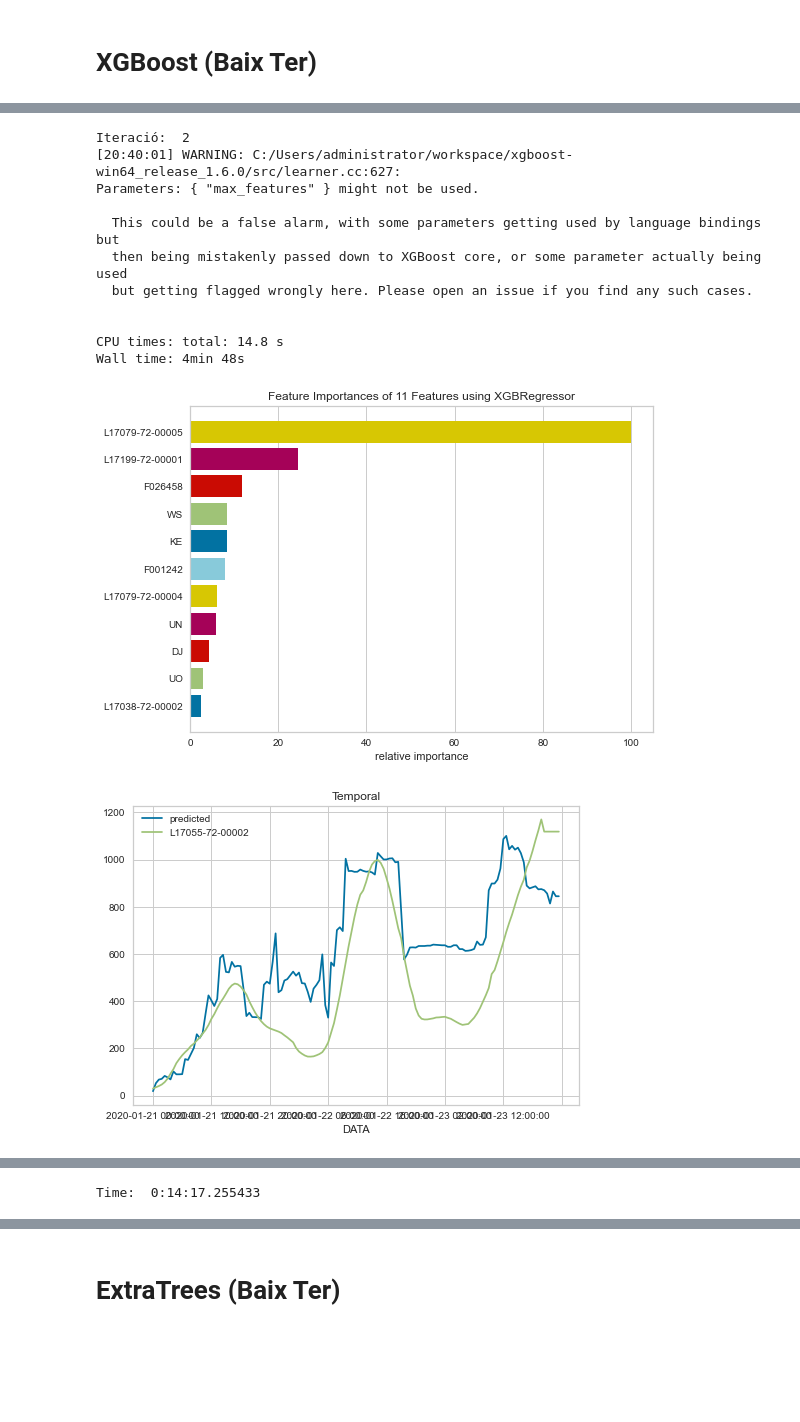
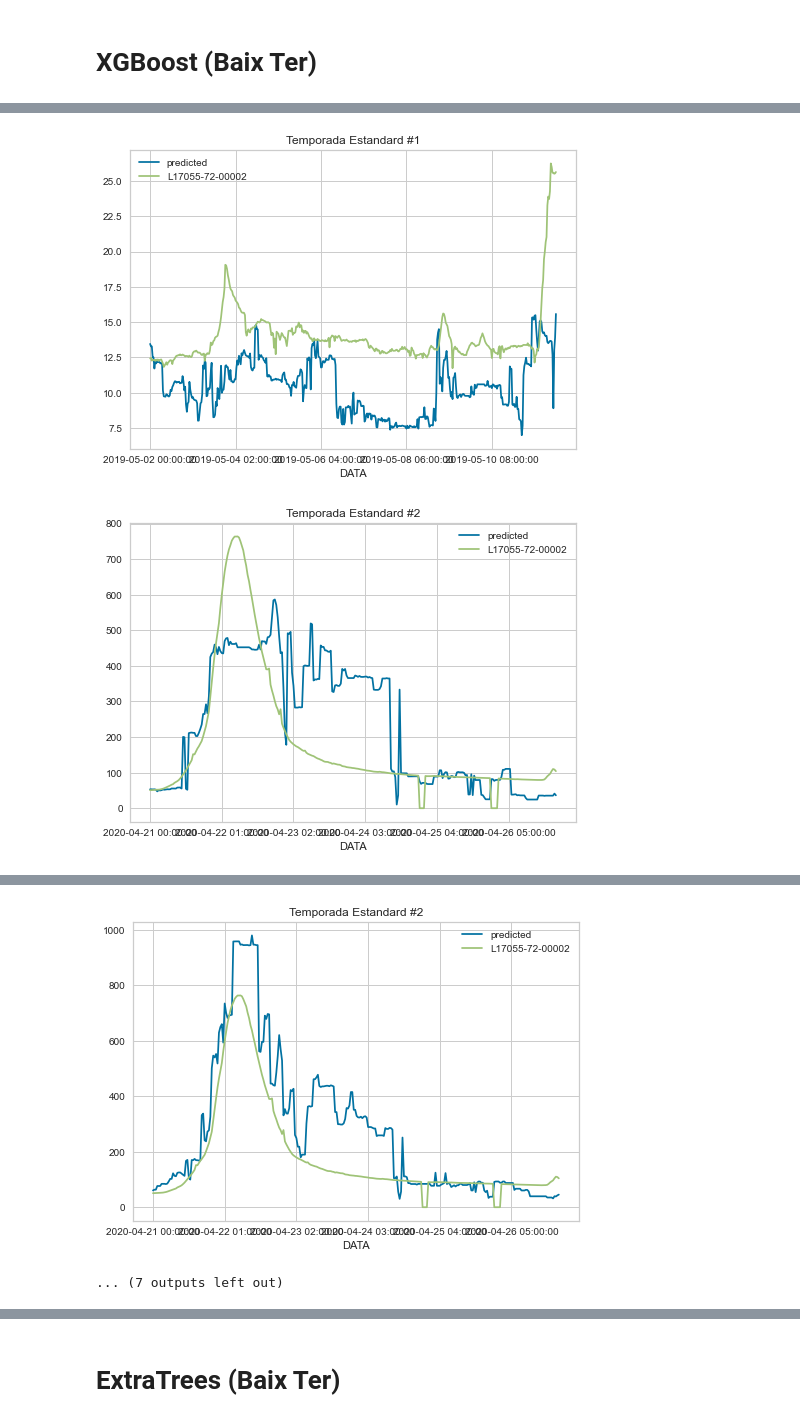
Before and after one commit to FabianUB/CodiTFG, a Jupyter notebook: Forecasting.ipynb, the cells around one changed output, grey strips where cells are left out. Saved outputs shown, nothing was run; the diff lists cells and outputs as text; code cells hidden in the pictures; blank space fills up the shorter version.

```diff
--- a/Forecasting.ipynb
+++ b/Forecasting.ipynb
@@ -498,0 +464,7 @@ df_results_altTer
+# %%
+#Carregar del csv
+Df_AltX = pd.read_csv('dfAltX.csv')
+Df_Alty = pd.read_csv('dfAltY.csv')
+# %%
+Df_AltX.set_index('datetime', drop=True, inplace=True)
+Df_Alty.set_index('DATA', drop=True, inplace=True)
@@ -818,8 +882,8 @@ for train_index, test_index in tscv.split(Df_BaixX):
     Df_Baixy_train, Df_Baixy_test = Df_Baixy.values.ravel()[train_index], Df_Baixy.values.ravel()[test_index]
 
     model = xgb.XGBRegressor()
-    tscv = TimeSeriesSplit(n_splits=5)
-    gsearch = GridSearchCV(estimator=model, cv=tscv, param_grid=param_search, n_jobs=-1)
+    tscv = TimeSeriesSplit()
+    gsearch = HalvingGridSearchCV(estimator=model, cv=tscv, param_grid=param_search, n_jobs=-1)
     print("Iteració: ", iteracio)
     %time gsearchfited = gsearch.fit(Df_BaixX_train, Df_Baixy_train)
 
@@ -833,30 +897,48 @@ for train_index, test_index in tscv.split(Df_BaixX):
     nameh = Df_BaixX.columns[0]
     hores = "1 day"
 
-    new_row = {'Method':'XGBoost','Best_Params':bestParams, 'Features':Df_BaixX.columns, 'Feature_Importance':FeatureImportance, 'Score':score,'RMSE_Score':rmseScore,"Prediccio_Hores":hores}
-    df_results_baixTer = df_results_baixTer.append(new_row, ignore_index=True)
-
-    joblib.dump(gsearchfited.best_estimator_, 'resultsDf/pickle/partAlta/XGBoost_'+str(df_results_baixTer.index[-1])+'.pkl', compress = 1)
 
     viz = FeatureImportances(gsearchfited.best_estimator_)
     viz.fit(Df_BaixX, Df_Baixy)
     viz.show()
 
-    plotYtest = Df_Baixy["2020-01-20 5:00:00":"2020-01-23 21:30:00"]
-    plotYtest2 = Df_Baixy["2013-12-10 5:00:00":"2013-12-11 21:30:00"]
+    plotYtestAnomaly1 = Df_Baixy["2020-01-20 5:00:00":"2020-01-23 21:30:00"]
+    plotYtestAnomaly2 = Df_Baixy["2018-10-14 5:00:00":"2018-10-20 21:30:00"]
+    plotYtestStandard1 = Df_Baixy["2019-05-01 5:00:00":"2019-05-11 21:30:00"]
+    plotYtestStandard2 = Df_Baixy["2020-04-20 5:00:00":"2020-04-26 21:30:00"]
 
-    plotXtestp = Df_BaixX["2020-01-20 5:00:00":"2020-01-23 21:30:00"]
-    plotXtest2p = Df_BaixX["2013-12-10 5:00:00":"2013-12-11 21:30:00"]
+    plotXtestAnomaly1 = Df_BaixX["2020-01-20 5:00:00":"2020-01-23 21:30:00"]
+    plotXtestAnomaly2 = Df_BaixX["2018-10-14 5:00:00":"2018-10-20 21:30:00"]
+    plotXtestStandard1 = Df_BaixX["2019-05-01 5:00:00":"2019-05-11 21:30:00"]
+    plotXtestStandard2 = Df_BaixX["2020-04-20 5:00:00":"2020-04-26 21:30:00"]
 
-    plotXtestr = gsearchfited.best_estimator_.predict(plotXtestp.values)
-    plotXtest2r = gsearchfited.best_estimator_.predict(plotXtest2p.values)
 
-    plotYtest.insert(0, 'predicted', plotXtestr, allow_duplicates=True)
-    plotYtest2.insert(0, 'predicted', plotXtest2r, allow_duplicates=True)
 
-    plotYtest.plot(title="Temporal")
-    plotYtest2.plot(title="Normal")
+    predictAnomaly1 = gsearchfited.best_estimator_.predict(plotXtestAnomaly1.values)
+    predictAnomaly2 = gsearchfited.best_estimator_.predict(plotXtestAnomaly2.values)
+    predictStandard1 = gsearchfited.best_estimator_.predict(plotXtestStandard1.values)
+    predictStandard2 = gsearchfited.best_estimator_.predict(plotXtestStandard2.values)
+
+    rmseScoreAnomaly1 = mean_squared_error(plotYtestAnomaly1, predictAnomaly1, squared=False)
+    rmseScoreAnomaly2 = mean_squared_error(plotYtestAnomaly2, predictAnomaly2, squared=False)
+    rmseScoreStandard1 = mean_squared_error(plotYtestStandard1, predictStandard1, squared=False)
+    rmseScoreStandard2 = mean_squared_error(plotYtestStandard2, predictStandard2, squared=False)
+
+    plotYtestAnomaly1.insert(0, 'predicted', predictAnomaly1, allow_duplicates=True)
+    plotYtestAnomaly2.insert(0, 'predicted', predictAnomaly2, allow_duplicates=True)
+    plotYtestStandard1.insert(0, 'predicted', predictStandard1, allow_duplicates=True)
+    plotYtestStandard2.insert(0, 'predicted', predictStandard2, allow_duplicates=True)
+
+    new_row = {'Method':'XGBoost','Best_Params':bestParams, 'Features':Df_BaixX.columns, 'Feature_Importance':FeatureImportance, 'Score':score,"Prediccio_Hores":hores,
+              'RSME_Gloria':rmseScoreAnomaly1, 'RMSE_Leslie':rmseScoreAnomaly2,'RMSE_Standard1':rmseScoreStandard1,'RMSE_Standard2':rmseScoreStandard2}
+    df_results_baixTer = df_results_baixTer.append(new_row, ignore_index=True)
+
+    plotYtestAnomaly1.plot(title="Temporal Gloria")
+    plotYtestAnomaly2.plot(title="Huraca Leslie")
+    plotYtestStandard1.plot(title="Temporada Estandard #1")
+    plotYtestStandard2.plot(title="Temporada Estandard #2")
     plt.show()
+
 
 
 stop = timeit.default_timer()
@@ -879,13 +961,2 @@ Wall time: 2min 9s
-Iteració:  2
-[20:40:01] WARNING: C:/Users/administrator/workspace/xgboost-win64_release_1.6.0/src/learner.cc:627:
-Parameters: { "max_features" } might not be used.
-
-  This could be a false alarm, with some parameters getting used by language bindings but
-  then being mistakenly passed down to XGBoost core, or some parameter actually being used
-  but getting flagged wrongly here. Please open an issue if you find any such cases.
-
-
-CPU times: total: 14.8 s
-Wall time: 4min 48s
-[figure, old version]
+[figure, new version]
-[figure, old version]
+[figure, new version]
@@ -907,4 +978,5 @@ Wall time: 7min 17s
-Time:  0:14:17.255433
+[figure, added]
+... (7 outputs left out)
 # %%
 df_results_baixTer
 # %% [output]
```
Also changed, not shown: parts of 20 cells of this notebook.
